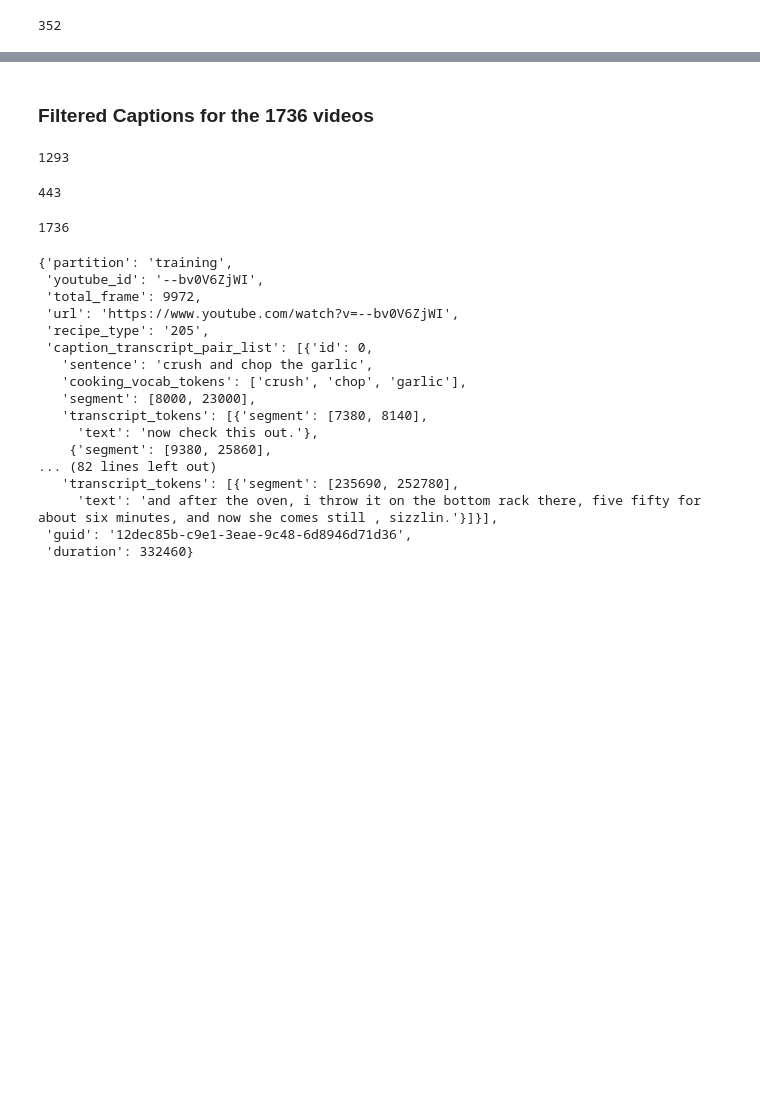
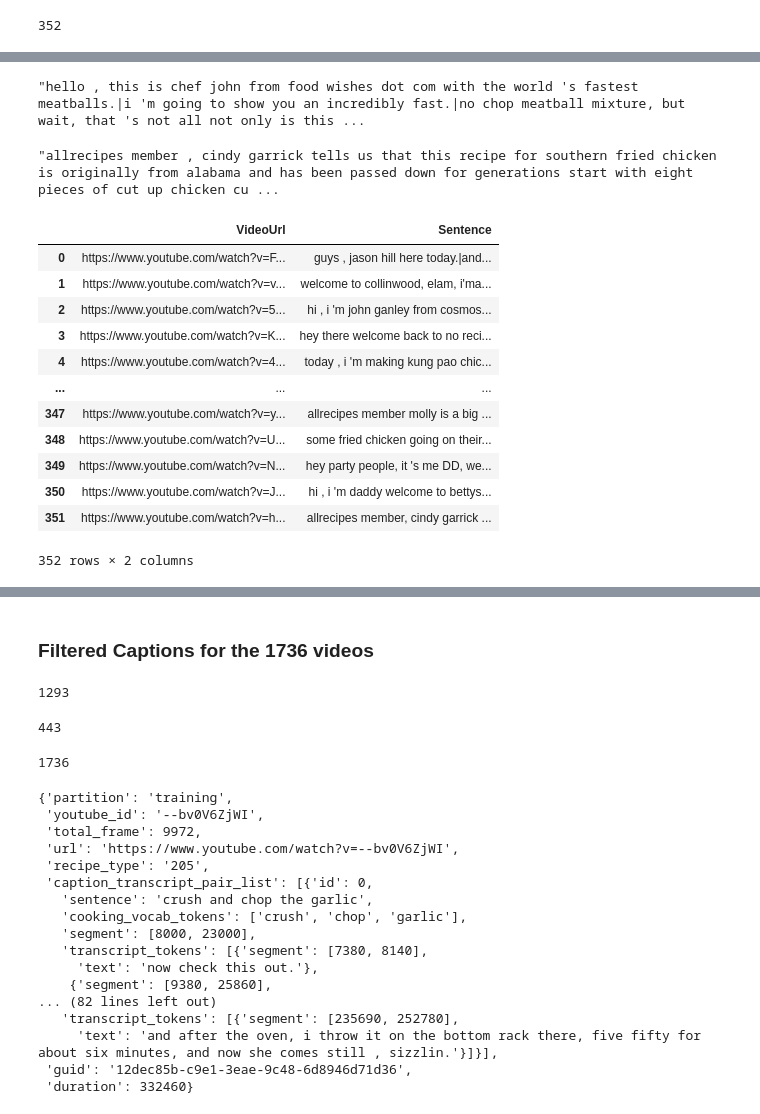
Before and after one commit to ashdtu/quick-recipe, a Jupyter notebook: notebooks/1.0_Data_Preprocessing.ipynb, the cells around one changed output, grey strips where cells are left out. Drawn from its saved outputs; the diff is of its cells as text; code cells hidden in the pictures; blank space fills up the shorter version.

```diff
--- a/notebooks/1.0_Data_Preprocessing.ipynb
+++ b/notebooks/1.0_Data_Preprocessing.ipynb
@@ -25,0 +107,5 @@ len(df['VideoUrl'].unique().tolist())
+# %%
+transcript = "|".join(list(df[(df["VideoUrl"] == 'https://www.youtube.com/watch?v=QKjmdrMA2t8')]['Sentence'].values))
+transcript
+# %% [output]
+"hello , this is chef john from food wishes dot com with the world 's fastest meatballs.|i 'm going to show you an incredibly fast.|no chop meatball mixture, but wait, that 's not all not only is this ...
@@ -25,0 +210,24 @@ len(df['VideoUrl'].unique().tolist())
+# %%
+amend_document_with_coref_resolution(transcript, coref)
+# %% [output]
+"allrecipes member , cindy garrick tells us that this recipe for southern fried chicken is originally from alabama and has been passed down for generations start with eight pieces of cut up chicken cu ...
+# %%
+video_urls = df['VideoUrl'].unique()
+# %%
+combined_sent_df = df[['VideoUrl', 'Sentence']].groupby('VideoUrl').agg({'Sentence': '|'.join}).loc[video_urls]
+combined_sent_df = combined_sent_df.reset_index(drop=False)
+combined_sent_df
+# %% [output]
+|  | VideoUrl | Sentence |
+| 0 | https://www.youtube.com/watch?v=F... | guys , jason hill here today.|and... |
+| 1 | https://www.youtube.com/watch?v=v... | welcome to collinwood, elam, i'ma... |
+| 2 | https://www.youtube.com/watch?v=5... | hi , i 'm john ganley from cosmos... |
+| 3 | https://www.youtube.com/watch?v=K... | hey there welcome back to no reci... |
+| 4 | https://www.youtube.com/watch?v=4... | today , i 'm making kung pao chic... |
+| ... | ... | ... |
+| 347 | https://www.youtube.com/watch?v=y... | allrecipes member molly is a big ... |
+| 348 | https://www.youtube.com/watch?v=U... | some fried chicken going on their... |
+| 349 | https://www.youtube.com/watch?v=N... | hey party people, it 's me DD, we... |
+| 350 | https://www.youtube.com/watch?v=J... | hi , i 'm daddy welcome to bettys... |
+| 351 | https://www.youtube.com/watch?v=h... | allrecipes member, cindy garrick ... |
+352 rows × 2 columns
```
Also changed, not shown: parts of 19 cells of this notebook, 3 other files.
